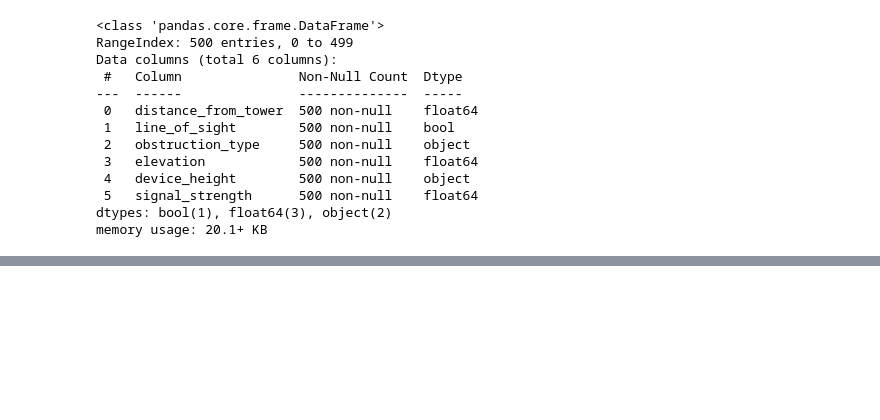
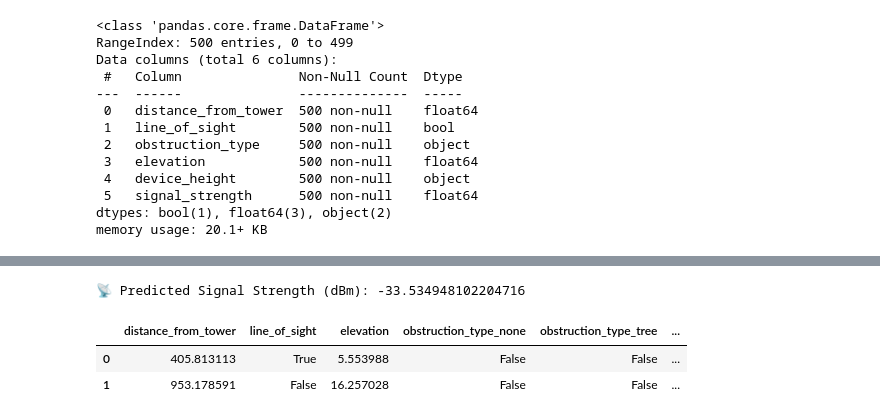
Before and after one commit to padaungthar/ai-based-telecom, a Jupyter notebook: ai-based_RSSI_Predication.ipynb, the cells around one changed output, grey strips where cells are left out. Drawn from its saved outputs; the diff is of its cells as text; code cells hidden in the pictures; blank space fills up the shorter version.

```diff
--- a/ai-based_RSSI_Predication.ipynb
+++ b/ai-based_RSSI_Predication.ipynb
@@ -92,0 +101,23 @@ X_train.head()
+# %%
+# 💡 Step 8: Try a Prediction Example
+example = pd.DataFrame({
+    'distance_from_tower': [200],
+    'line_of_sight': [True],
+    'elevation': [10],
+    'obstruction_type_none': [1],
+    'obstruction_type_tree': [0],
+    'obstruction_type_wall': [0],
+    'device_height_roof': [1],
+    'device_height_window': [0],
+})
+example_scaled = scaler.transform(example)
+prediction = model.predict(example_scaled)
+print("📡 Predicted Signal Strength (dBm):", prediction[0])
+# %% [output]
+📡 Predicted Signal Strength (dBm): -33.534948102204716
+# %%
+X.head(2)
+# %% [output]
+|  | distance_from_tower | line_of_sight | elevation | obstruction_type_none | obstruction_type_tree | ... |
+| 0 | 405.813113 | True | 5.553988 | False | False | ... |
+| 1 | 953.178591 | False | 16.257028 | False | False | ... |
```
Also changed, not shown: parts of 10 cells of this notebook.
